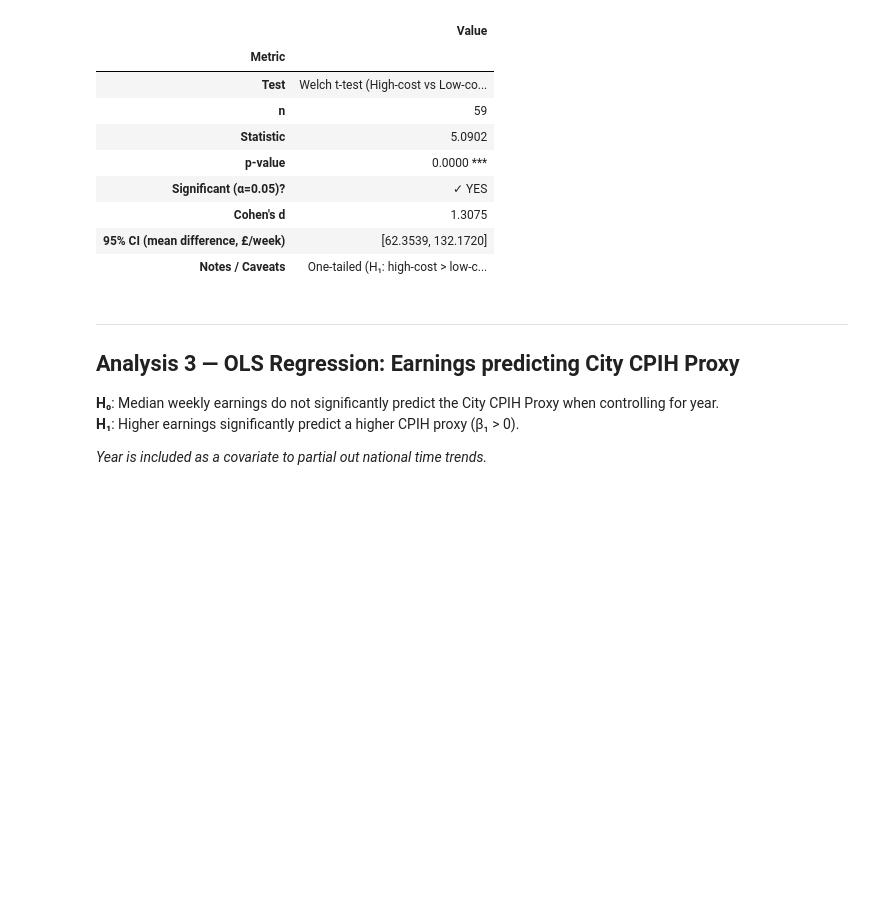
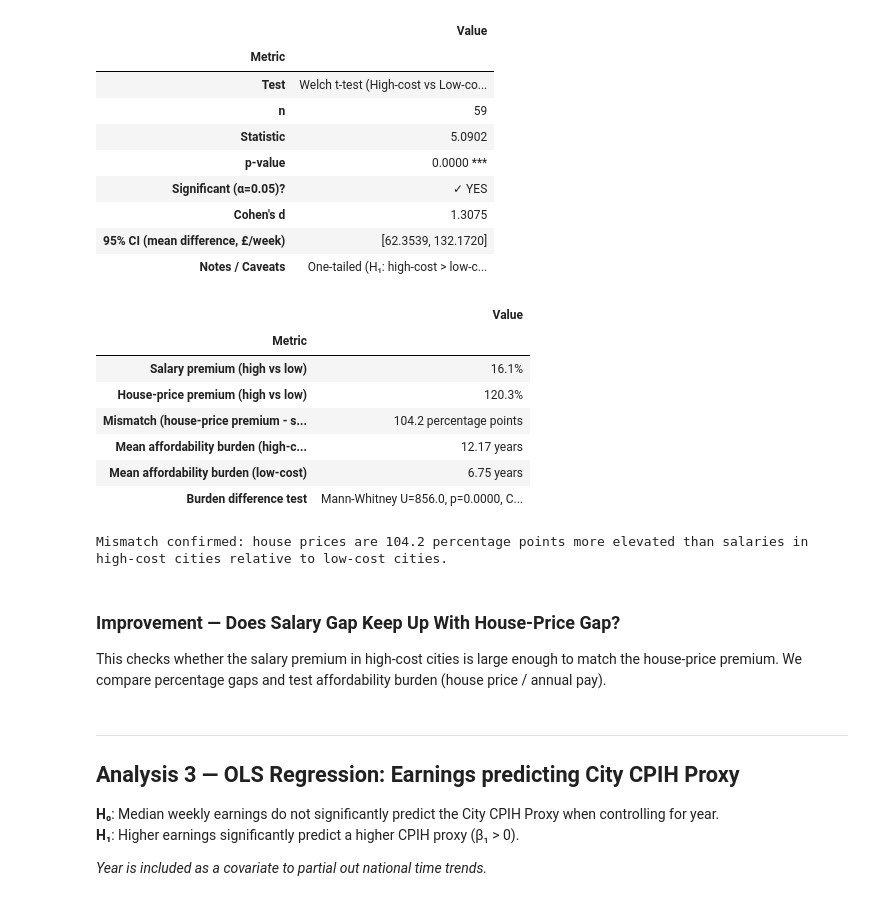
Before and after one commit to zf00593/SCAR, a Jupyter notebook: analytics_and_ml/statistical_analysis.ipynb, the cells around one changed output. Cells and saved outputs as stored; diff of their text form; code cells hidden in the pictures; blank space fills up the shorter version.

Commit message:
stat anal

```diff
--- a/analytics_and_ml/statistical_analysis.ipynb
+++ b/analytics_and_ml/statistical_analysis.ipynb
@@ -604,6 +604,64 @@ report_test(
 | Cohen's d | 1.3075 |
 | 95% CI (mean difference, £/week) | [62.3539, 132.1720] |
 | Notes / Caveats | One-tailed (H₁: high-cost > low-c... |
+# %%
+# ── Salary-vs-house-price mismatch check ──────────────────────────────────────
+summary = df_latest.groupby("Cost_Group").agg(
+    mean_pay=("Median_Weekly_Pay", "mean"),
+    mean_house_price=("Mean_Price", "mean"),
+).reindex(["Low-cost", "High-cost"])
+
+pay_gap_pct = (summary.loc["High-cost", "mean_pay"] / summary.loc["Low-cost", "mean_pay"] - 1) * 100
+house_gap_pct = (summary.loc["High-cost", "mean_house_price"] / summary.loc["Low-cost", "mean_house_price"] - 1) * 100
+mismatch_pct_points = house_gap_pct - pay_gap_pct
+
+# Affordability burden: years of gross median pay to buy mean house price
+# (uses annualized weekly pay, so a larger number means worse affordability burden)
+df_latest["Annual_Pay"] = df_latest["Median_Weekly_Pay"] * 52
+df_latest["Price_to_AnnualPay"] = df_latest["Mean_Price"] / df_latest["Annual_Pay"]
+
+burden_high = df_latest.loc[df_latest["Cost_Group"] == "High-cost", "Price_to_AnnualPay"]
+burden_low = df_latest.loc[df_latest["Cost_Group"] == "Low-cost", "Price_to_AnnualPay"]
+
+u_burden, p_burden = stats.mannwhitneyu(burden_high, burden_low, alternative="greater")
+
+# Cliff's delta for burden difference
+more_b = sum(ai > bj for ai in burden_high.values for bj in burden_low.values)
+less_b = sum(ai < bj for ai in burden_high.values for bj in burden_low.values)
+delta_burden = (more_b - less_b) / (len(burden_high) * len(burden_low))
+
+mismatch_table = pd.DataFrame([
+    ["Salary premium (high vs low)", f"{pay_gap_pct:.1f}%"],
+    ["House-price premium (high vs low)", f"{house_gap_pct:.1f}%"],
+    ["Mismatch (house-price premium - salary premium)", f"{mismatch_pct_points:.1f} percentage points"],
+    ["Mean affordability burden (high-cost)", f"{burden_high.mean():.2f} years"],
+    ["Mean affordability burden (low-cost)", f"{burden_low.mean():.2f} years"],
+    ["Burden difference test", f"Mann-Whitney U={u_burden:.1f}, p={p_burden:.4f}, Cliff's δ={delta_burden:.3f}"],
+], columns=["Metric", "Value"]).set_index("Metric")
+
+display(mismatch_table)
+
+if mismatch_pct_points > 0:
+    print(
+        f"Mismatch confirmed: house prices are {mismatch_pct_points:.1f} percentage points more elevated "
+        f"than salaries in high-cost cities relative to low-cost cities."
+    )
+else:
+    print("No mismatch in that direction: salary premium matches/exceeds house-price premium.")
+# %% [output]
+|  | Value |
+| Metric |  |
+| Salary premium (high vs low) | 16.1% |
+| House-price premium (high vs low) | 120.3% |
+| Mismatch (house-price premium - s... | 104.2 percentage points |
+| Mean affordability burden (high-c... | 12.17 years |
+| Mean affordability burden (low-cost) | 6.75 years |
+| Burden difference test | Mann-Whitney U=856.0, p=0.0000, C... |
+Mismatch confirmed: house prices are 104.2 percentage points more elevated than salaries in high-cost cities relative to low-cost cities.
+# %% [markdown]
+### Improvement — Does Salary Gap Keep Up With House-Price Gap?
+
+This checks whether the salary premium in high-cost cities is large enough to match the house-price premium. We compare percentage gaps and test affordability burden (house price / annual pay).
 # %% [markdown]
 ---
 ## Analysis 3 — OLS Regression: Earnings predicting City CPIH Proxy
```
Also changed, not shown: parts of 1 cell of this notebook, 5 other files.
